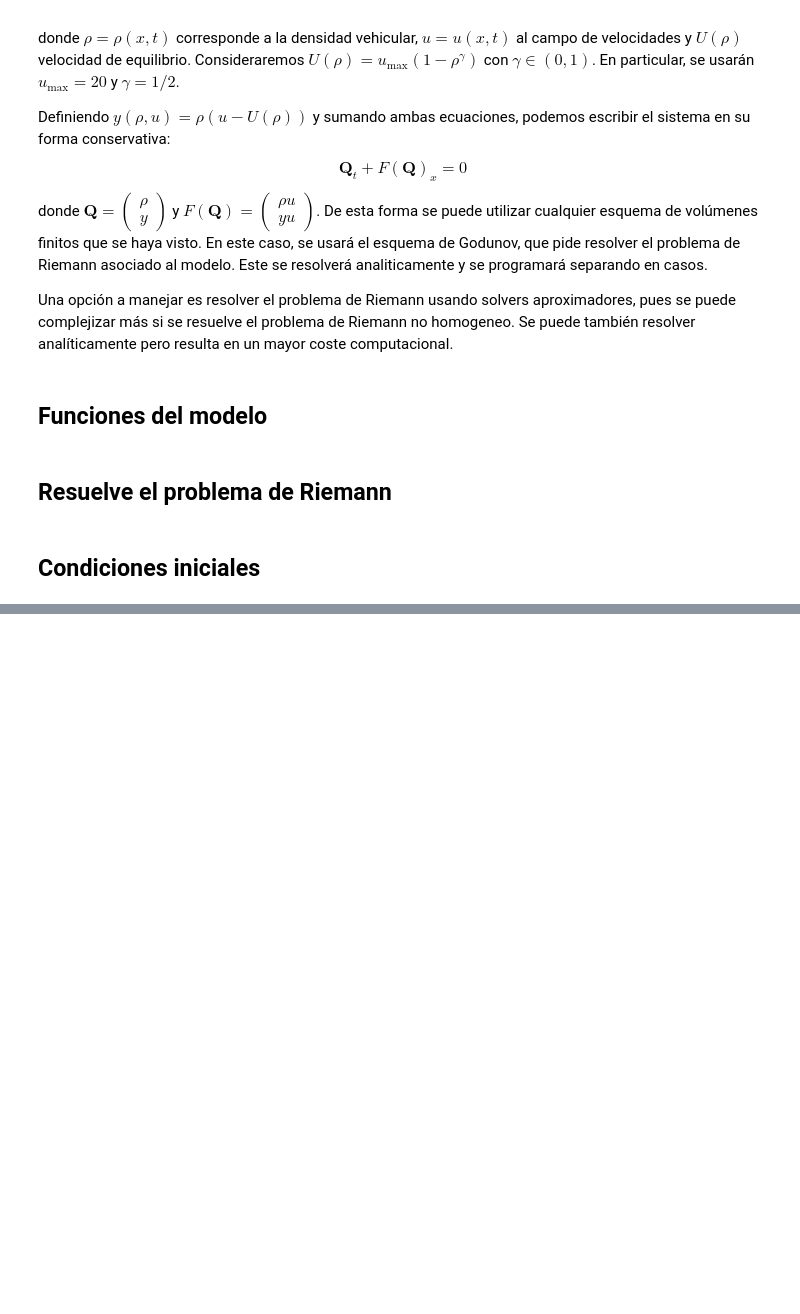
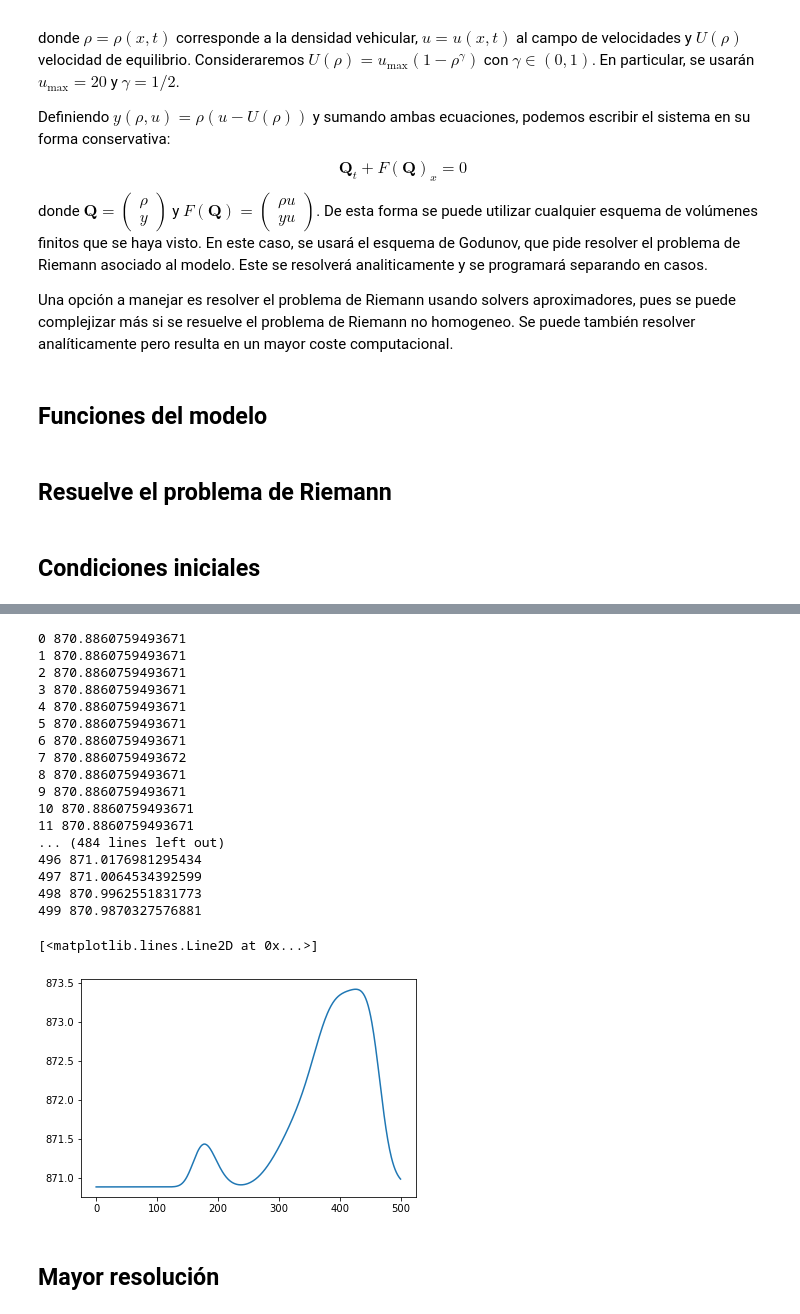
Before and after one commit to ElTapia/Jamiton, a Jupyter notebook: Second_order_traffic_model/Simulacion_ARZ.ipynb, the cells around one changed output, grey strips where cells are left out. Saved outputs shown, nothing was run; the diff lists cells and outputs as text; code cells hidden in the pictures; blank space fills up the shorter version.

```diff
--- a/Second_order_traffic_model/Simulacion_ARZ.ipynb
+++ b/Second_order_traffic_model/Simulacion_ARZ.ipynb
@@ -412,3 +414,14 @@ def Q_0_4(x, U):
     Q_0_[1] = y_0
 
     return Q_0_
+# %%
+# Parámetros
+xl = -2000
+xr = -xl
+dx = 50
+dt = 1
+T = 500
+tau= 5
+
+# Resuelve
+x, Q_4 = godunov_ARZ(Q_0_4, dt, dx, xl, xr, T, U, tau)
@@ -414,0 +468,35 @@ def Q_0_4(x, U):
+# %%
+N_t = int(T//dt)
+
+integral_graph = []
+
+for n in range(N_t):
+
+    rho_awa = Q_4[n, 0, :]
+    integral = integrate.simpson(rho_awa, x, dx)
+    integral_graph += [integral]
+    #print(n, integral)
+
+plt.plot(integral_graph)
+# %% [output]
+0 870.8860759493671
+1 870.8860759493671
+2 870.8860759493671
+3 870.8860759493671
+4 870.8860759493671
+5 870.8860759493671
+6 870.8860759493671
+7 870.8860759493672
+8 870.8860759493671
+9 870.8860759493671
+10 870.8860759493671
+11 870.8860759493671
+... (484 lines left out)
+496 871.0176981295434
+497 871.0064534392599
+498 870.9962551831773
+499 870.9870327576881
+[<matplotlib.lines.Line2D at 0x...>]
+[figure, added]
+# %% [markdown]
+## Mayor resolución
```
Also changed, not shown: parts of 7 cells of this notebook, 3 other files.
